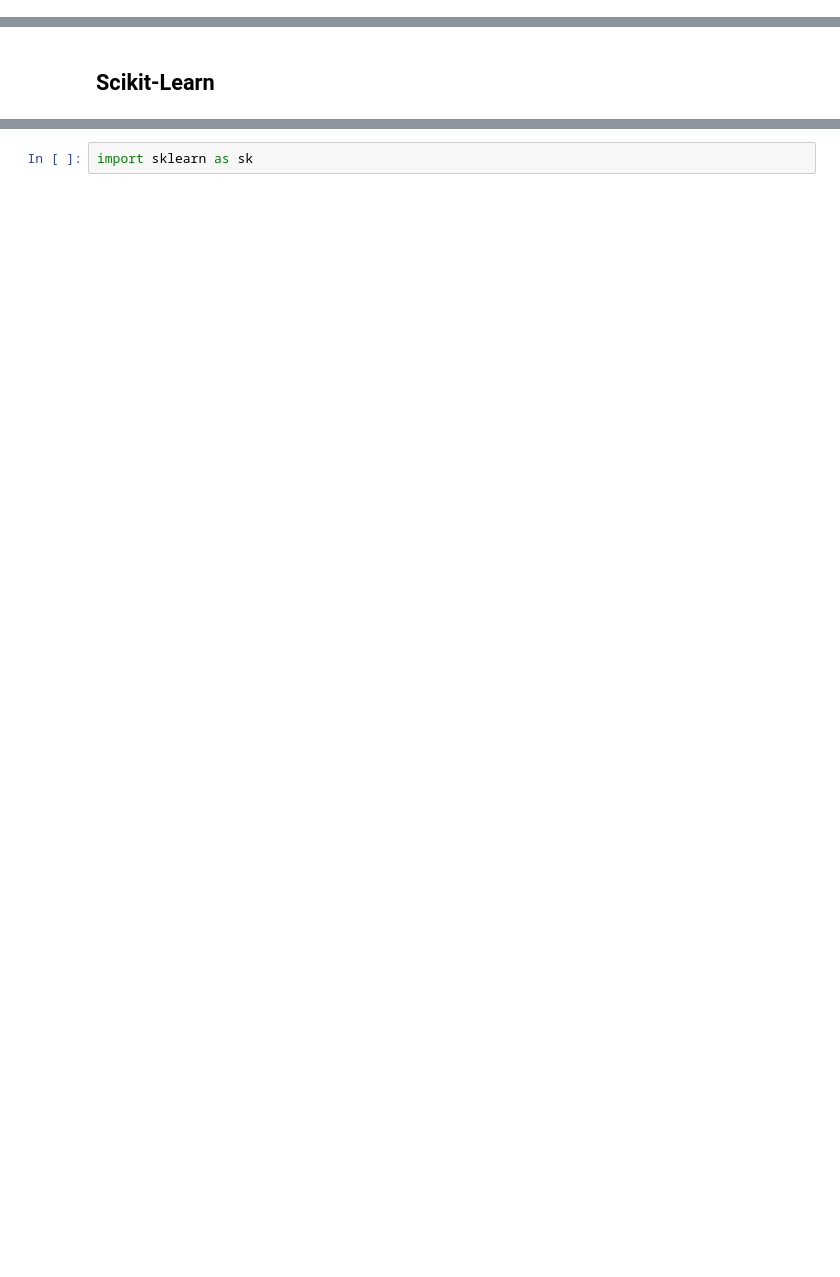
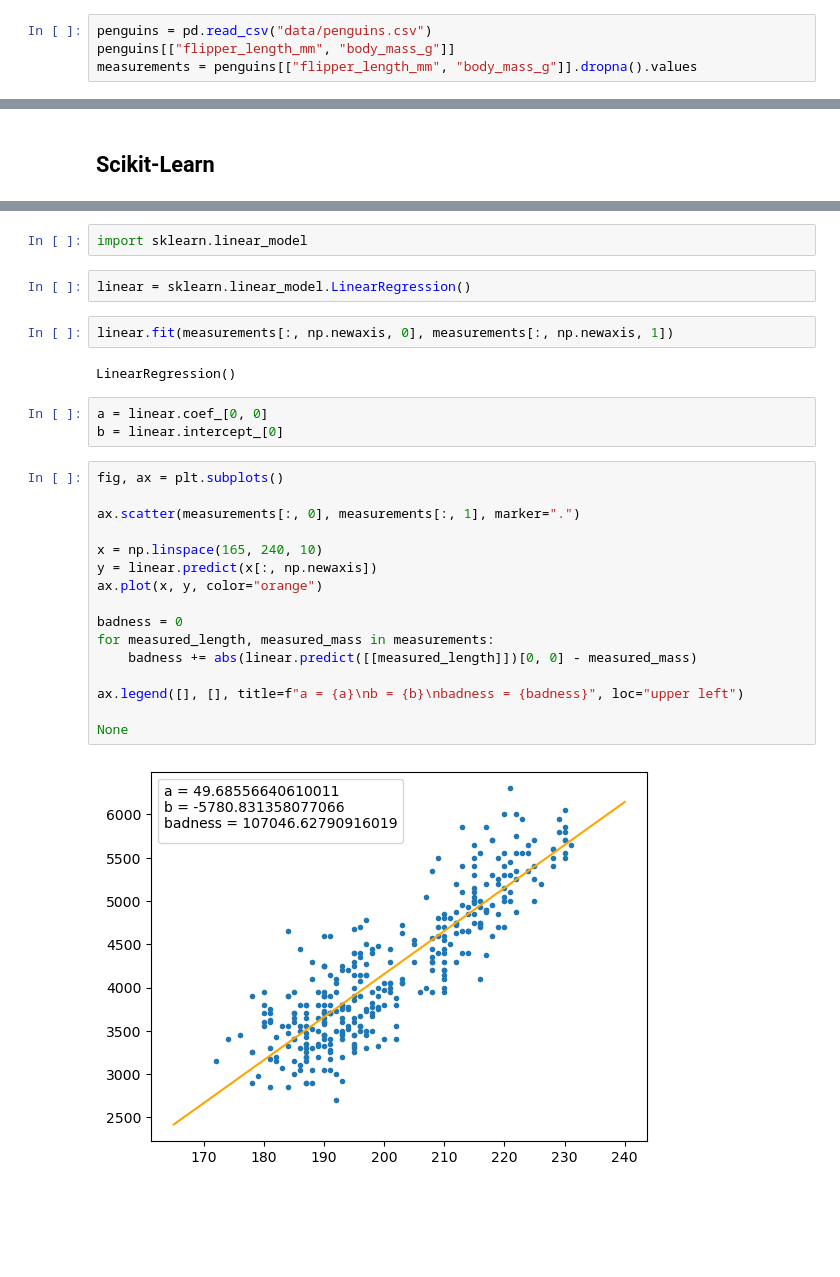
Before and after one commit to jpivarski-talks/2025-07-12-scipy-teen-track, a Jupyter notebook: site/files/05-scikit-learn.ipynb, the cells around one changed output, grey strips where cells are left out. Drawn from its saved outputs; the diff is of its cells as text; blank space fills up the shorter version.

```diff
--- a/site/files/05-scikit-learn.ipynb
+++ b/site/files/05-scikit-learn.ipynb
@@ -12,0 +11,4 @@ import matplotlib.pyplot as plt
+# %%
+penguins = pd.read_csv("data/penguins.csv")
+penguins[["flipper_length_mm", "body_mass_g"]]
+measurements = penguins[["flipper_length_mm", "body_mass_g"]].dropna().values
@@ -15,6 +72,33 @@ import matplotlib.pyplot as plt
 # %% [markdown]
 <img src="img/sklearn-logo.svg" width="300">
 # %%
-import sklearn as sk
+import sklearn.linear_model
+# %%
+linear = sklearn.linear_model.LinearRegression()
+# %%
+linear.fit(measurements[:, np.newaxis, 0], measurements[:, np.newaxis, 1])
+# %% [output]
+LinearRegression()
+# %%
+a = linear.coef_[0, 0]
+b = linear.intercept_[0]
+# %%
+fig, ax = plt.subplots()
+
+ax.scatter(measurements[:, 0], measurements[:, 1], marker=".")
+
+x = np.linspace(165, 240, 10)
+y = linear.predict(x[:, np.newaxis])
+ax.plot(x, y, color="orange")
+
+badness = 0
+for measured_length, measured_mass in measurements:
+    badness += abs(linear.predict([[measured_length]])[0, 0] - measured_mass)
+
+ax.legend([], [], title=f"a = {a}\nb = {b}\nbadness = {badness}", loc="upper left")
+
+None
+# %% [output]
+[figure, added]
 # %% [markdown]
 <br><br><br>
```
Also changed, not shown: parts of 20 cells of this notebook, 3 other files.
